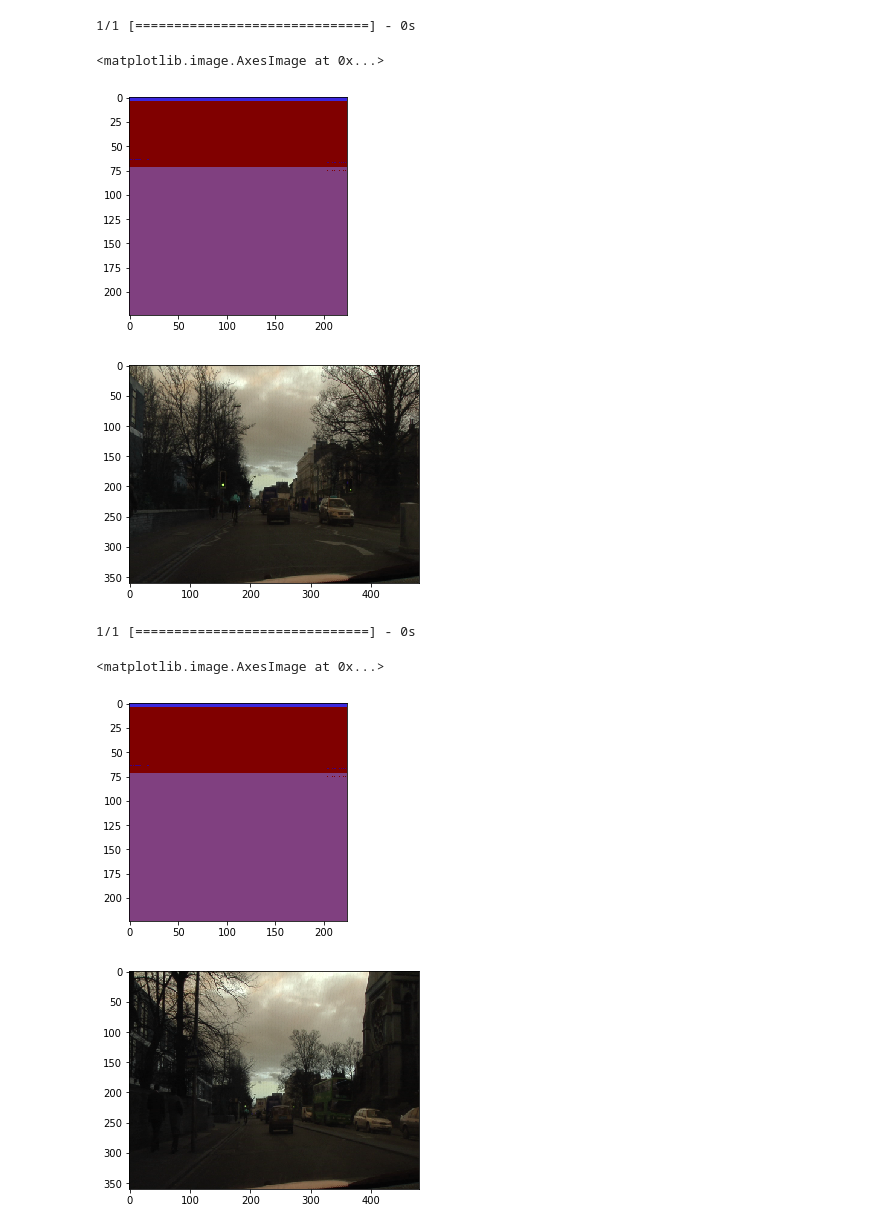
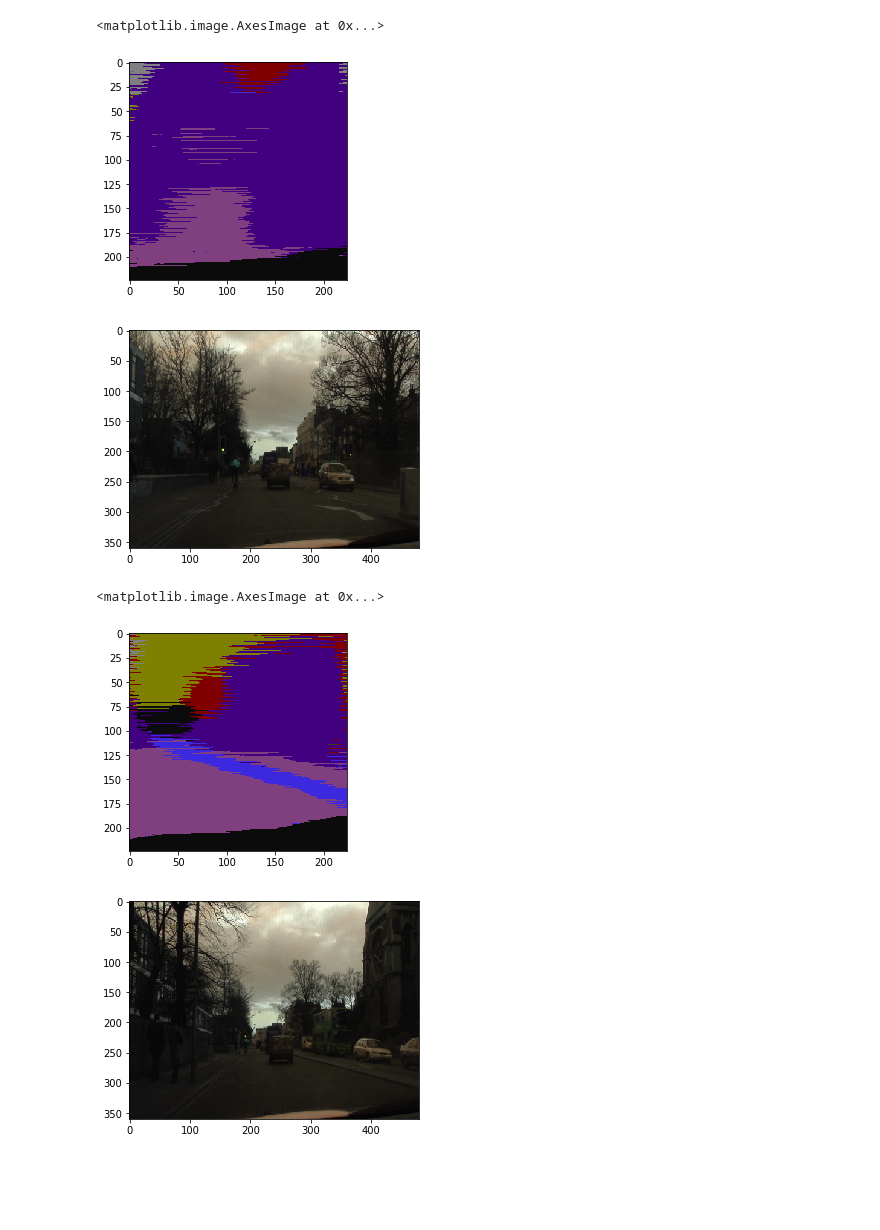
Before and after one commit to 0bserver07/One-Hundred-Layers-Tiramisu, a Jupyter notebook: Fully Conv DenseNet Visualization.ipynb, the cells around one changed output. Cells and saved outputs as stored; diff of their text form; code cells hidden in the pictures; blank space fills up the shorter version.

Commit message:
added the correct model this time + new Params

```diff
--- a/Fully Conv DenseNet Visualization.ipynb
+++ b/Fully Conv DenseNet Visualization.ipynb
@@ -55,15 +57,15 @@ class_weighting = [
 
 
 # load the model:
-with open('tiramisu_fc_dense67_model_12.json') as model_file:
+with open('tiramisu_fc_dense67_model_12_func.json') as model_file:
     tiramisu = models.model_from_json(model_file.read())
 
 # load weights
-tiramisu.load_weights("weights/tiramisu_weights_150.hdf5")
+tiramisu.load_weights("weights/prop_tiramisu_weights_67_12_func_10-e5_decay.best.hdf5")
 
 
 # section 4.1 from the paper
-optimizer = SGD(lr=0.01)
+optimizer = RMSprop(lr=0.001, decay=0.00001)
 tiramisu.compile(loss="categorical_crossentropy", optimizer=optimizer, metrics=["accuracy"])
 # %%
 data_shape =  224 * 224
@@ -148,22 +148,20 @@ plt.imshow(gt[23])
 # %%
-output = tiramisu.predict_proba(train_data[20:21])
+output = tiramisu.predict(train_data[0:1])
 pred = visualize(np.argmax(output[0],axis=1).reshape((224,224)), False)
 plt.imshow(pred)
 plt.figure(2)
 plt.imshow(gt[20])
 # %% [output]
-1/1 [==============================] - 0s
+<matplotlib.image.AxesImage at 0x...>
-<matplotlib.image.AxesImage at 0x...>
-[figure, old version]
+[figure, new version]
 [figure]
 # %%
-output = tiramisu.predict_proba(train_data[6:7])
+output = tiramisu.predict(train_data[16:17])
 pred = visualize(np.argmax(output[0],axis=1).reshape((224,224)), False)
 plt.imshow(pred)
 plt.figure(2)
 plt.imshow(gt[15])
 # %% [output]
-1/1 [==============================] - 0s
+<matplotlib.image.AxesImage at 0x...>
-<matplotlib.image.AxesImage at 0x...>
-[figure, old version]
+[figure, new version]
 [figure]
```
Also changed, not shown: parts of 4 cells of this notebook, 7 other files.
